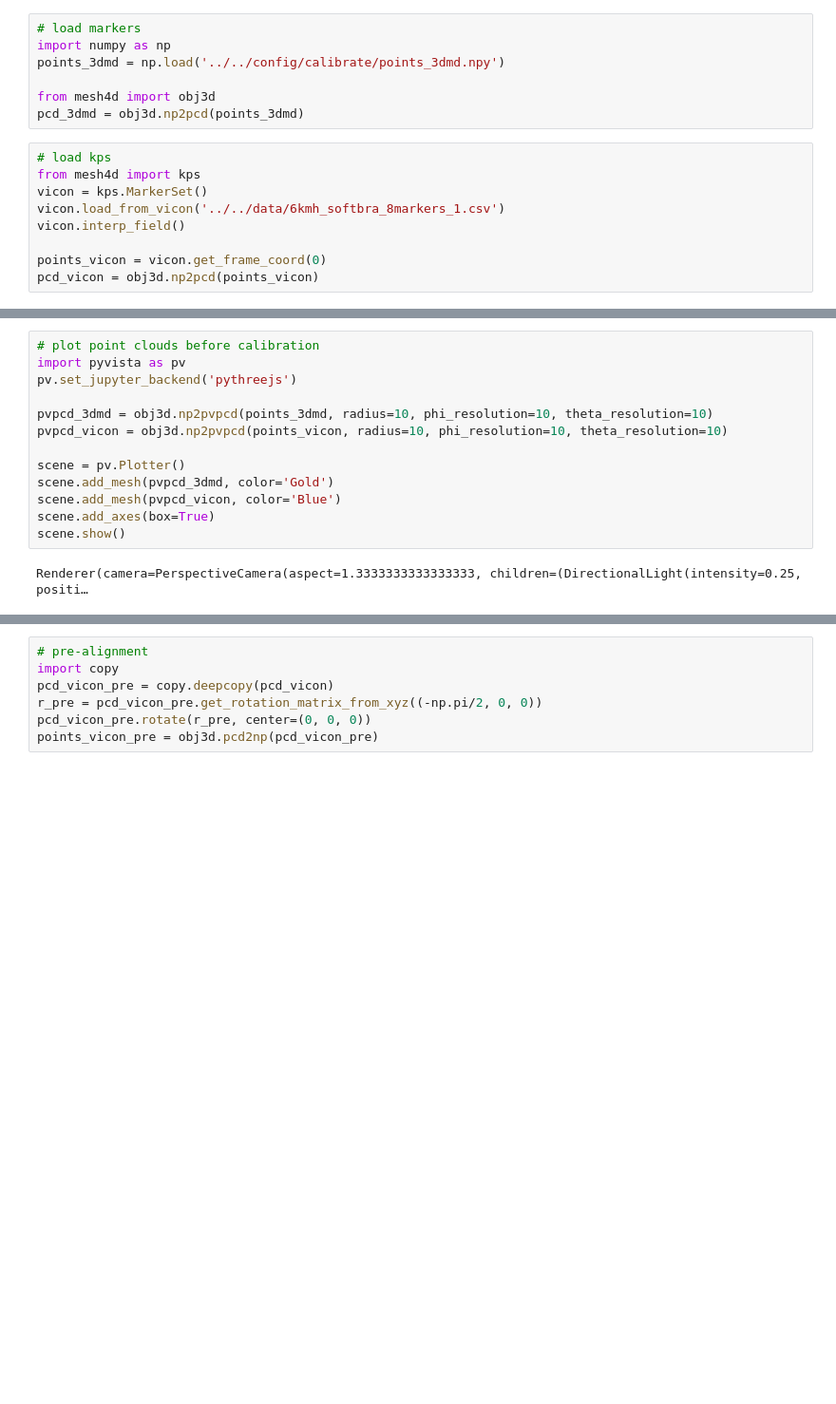
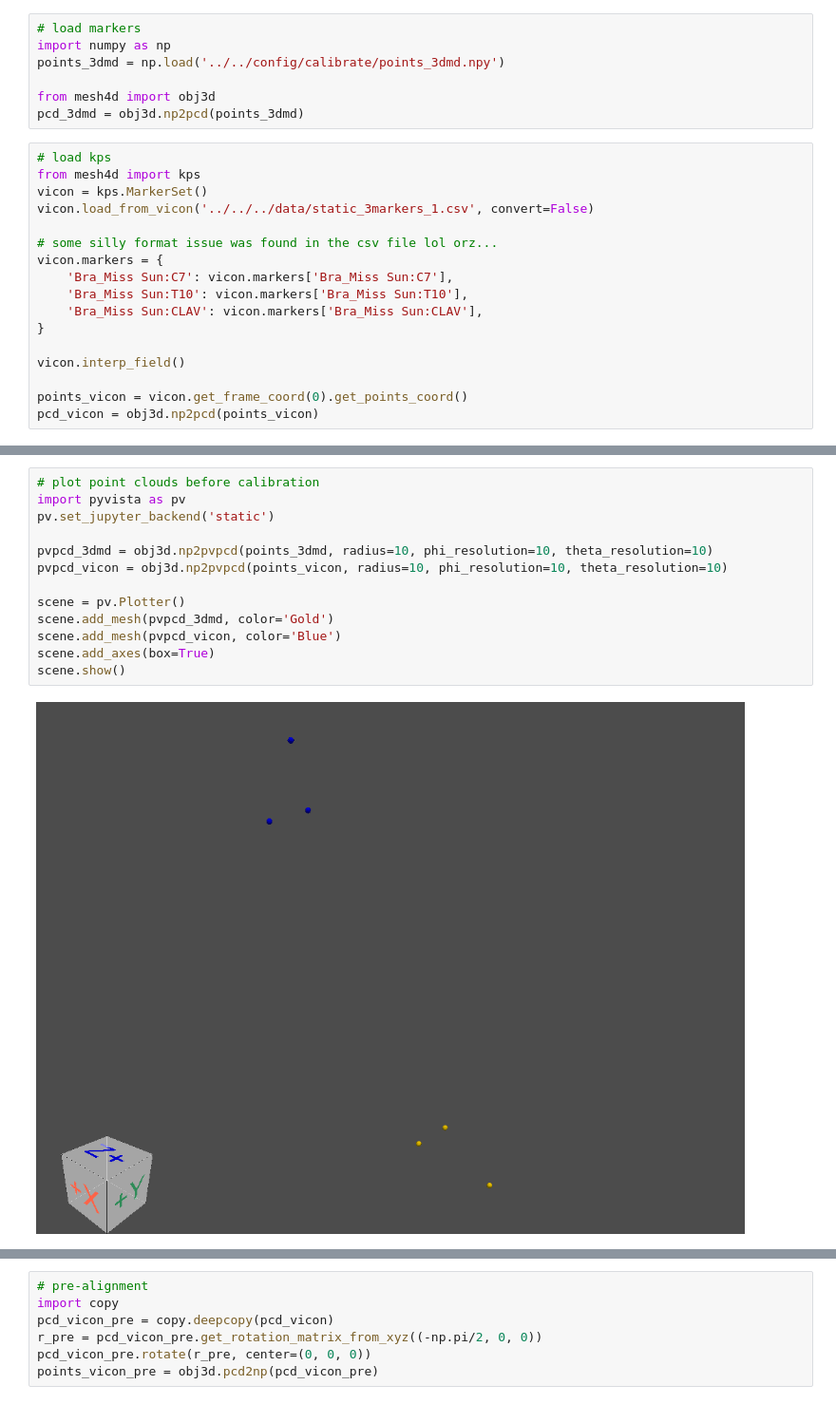
Before and after one commit to liu-qilong/mesh4d, a Jupyter notebook: mesh4d/config/calibrate/run_cab.ipynb, the cells around one changed output, grey strips where cells are left out. Shown: that part at 95% size. Cells and saved outputs as stored; diff of their text form; blank space fills up the shorter version.

```diff
--- a/mesh4d/config/calibrate/run_cab.ipynb
+++ b/mesh4d/config/calibrate/run_cab.ipynb
@@ -50,9 +50,17 @@ pcd_3dmd = obj3d.np2pcd(points_3dmd)
 # load kps
 from mesh4d import kps
 vicon = kps.MarkerSet()
-vicon.load_from_vicon('../../data/6kmh_softbra_8markers_1.csv')
+vicon.load_from_vicon('../../../data/static_3markers_1.csv', convert=False)
+
+# some silly format issue was found in the csv file lol orz...
+vicon.markers = {
+    'Bra_Miss Sun:C7': vicon.markers['Bra_Miss Sun:C7'],
+    'Bra_Miss Sun:T10': vicon.markers['Bra_Miss Sun:T10'],
+    'Bra_Miss Sun:CLAV': vicon.markers['Bra_Miss Sun:CLAV'],
+}
+
 vicon.interp_field()
 
-points_vicon = vicon.get_frame_coord(0)
+points_vicon = vicon.get_frame_coord(0).get_points_coord()
 pcd_vicon = obj3d.np2pcd(points_vicon)
 # %% [output]
@@ -60,16 +84,16 @@ loaded 1 vicon file: ../../data/6kmh_softbra_8markers_1.csv
 # %%
 # plot point clouds before calibration
 import pyvista as pv
-pv.set_jupyter_backend('pythreejs')
+pv.set_jupyter_backend('static')
 
 pvpcd_3dmd = obj3d.np2pvpcd(points_3dmd, radius=10, phi_resolution=10, theta_resolution=10)
 pvpcd_vicon = obj3d.np2pvpcd(points_vicon, radius=10, phi_resolution=10, theta_resolution=10)
 
 scene = pv.Plotter()
 scene.add_mesh(pvpcd_3dmd, color='Gold')
 scene.add_mesh(pvpcd_vicon, color='Blue')
 scene.add_axes(box=True)
 scene.show()
 # %% [output]
-Renderer(camera=PerspectiveCamera(aspect=1.3333333333333333, children=(DirectionalLight(intensity=0.25, positi…
+[figure, added]
 # %% [markdown]
```
Also changed, not shown: parts of 17 cells of this notebook, 22 other files.
